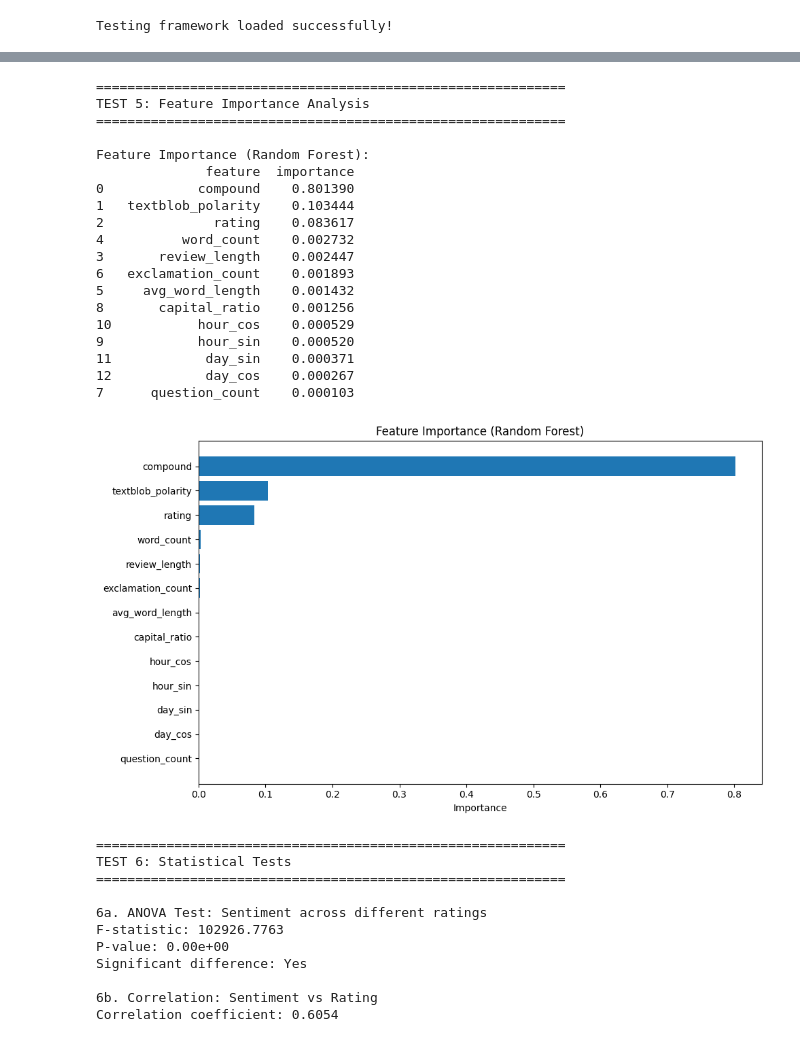
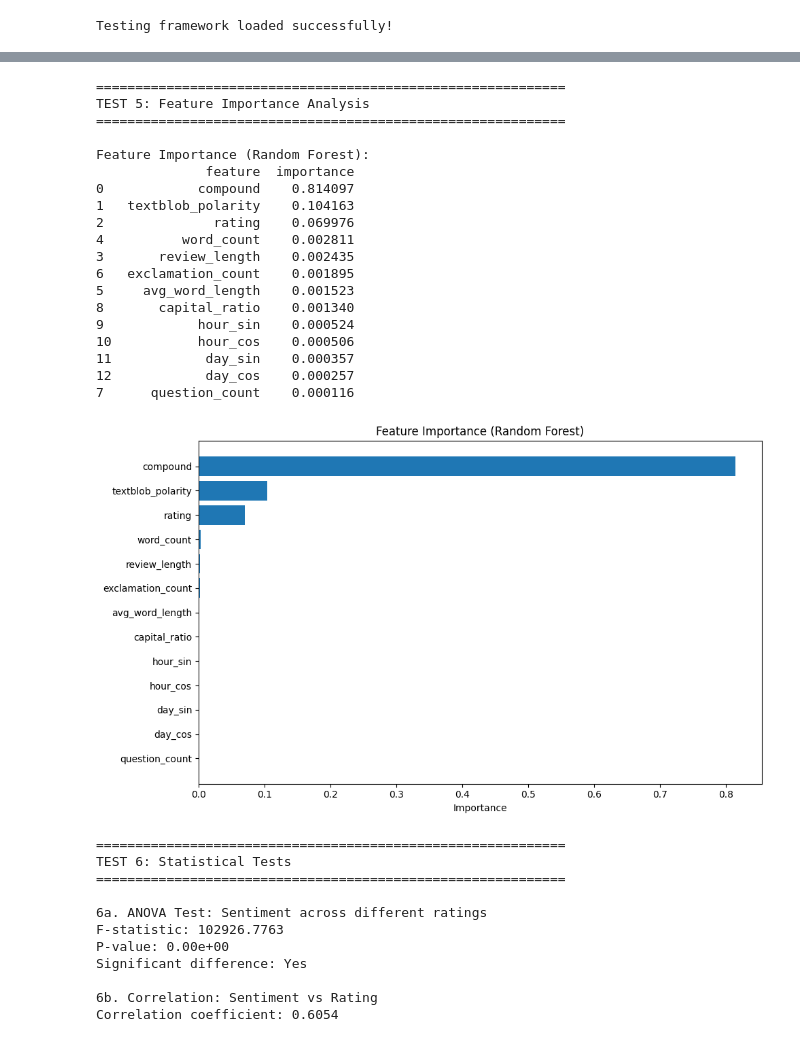
Before and after one commit to Abooshy-Taher/GRAD699-Sentiment-Analysis, a Jupyter notebook: Week 2/VSCodeExperiment.ipynb, the cells around one changed output, grey strips where cells are left out. Cells and saved outputs as stored; diff of their text form; code cells hidden in the pictures.

```diff
--- a/Week 2/VSCodeExperiment.ipynb
+++ b/Week 2/VSCodeExperiment.ipynb
@@ -436,18 +694,21 @@ feature_cols = ['compound', 'textblob_polarity', 'rating', 'review_length',
                 'question_count', 'capital_ratio', 'hour_sin', 'hour_cos',
                 'day_sin', 'day_cos']
 
-X_extended = df[feature_cols].fillna(0)
-y = df['is_negative']
+# Extract features from already-split data
+X_train_extended = df_train[feature_cols].fillna(0)
+y_train_extended = df_train['is_negative']
 
-# Train-test split
-X_train, X_test, y_train, y_test = train_test_split(
-    X_extended, y, test_size=0.2, random_state=42, stratify=y
-)
+X_val_extended = df_val[feature_cols].fillna(0)
+y_val_extended = df_val['is_negative']
 
-# Scale features
+X_test_extended = df_test[feature_cols].fillna(0)
+y_test_extended = df_test['is_negative']
+
+# Scale features - Fit ONLY on training data
 scaler = StandardScaler()
-X_train_scaled = scaler.fit_transform(X_train)
-X_test_scaled = scaler.transform(X_test)
+X_train_scaled = scaler.fit_transform(X_train_extended)
+X_val_scaled = scaler.transform(X_val_extended)
+X_test_scaled = scaler.transform(X_test_extended)
 
 # Dictionary to store results
 results = {}
@@ -463,15 +724,21 @@ for name, model in models.items():
     print(f"\nTraining {name}...")
     start_time = time.time()
 
-    model.fit(X_train_scaled, y_train)
-    y_pred = model.predict(X_test_scaled)
-    y_prob = model.predict_proba(X_test_scaled)[:, 1]
+    model.fit(X_train_scaled, y_train_extended)
+
+    # Evaluate on validation set (for optimization)
+    y_val_pred = model.predict(X_val_scaled)
+    y_val_prob = model.predict_proba(X_val_scaled)[:, 1]
+
+    # Evaluate on test set (final evaluation)
+    y_test_pred = model.predict(X_test_scaled)
+    y_test_prob = model.predict_proba(X_test_scaled)[:, 1]
 
     train_time = time.time() - start_time
 
-    # Calculate metrics
-    roc_auc = roc_auc_score(y_test, y_prob)
-    accuracy = (y_pred == y_test).mean()
+    # Calculate metrics on TEST set (final evaluation)
+    roc_auc = roc_auc_score(y_test_extended, y_test_prob)
+    accuracy = (y_test_pred == y_test_extended).mean()
 
     results[name] = {
         'roc_auc': roc_auc,
@@ -576,48 +846,48 @@ print("TEST 5: Feature Importance Analysis")
 print("=" * 60)
 
 # Train Random Forest to get feature importance
 rf_model = RandomForestClassifier(n_estimators=100, random_state=42, n_jobs=-1)
-rf_model.fit(X_train_scaled, y_train)
+rf_model.fit(X_train_scaled, y_train_extended)
 
 # Get feature importance
 feature_importance = pd.DataFrame({
     'feature': feature_cols,
     'importance': rf_model.feature_importances_
 }).sort_values('importance', ascending=False)
 
 print("\nFeature Importance (Random Forest):")
 print(feature_importance)
 
 # Visualize
 plt.figure(figsize=(10, 6))
 plt.barh(range(len(feature_importance)), feature_importance['importance'])
 plt.yticks(range(len(feature_importance)), feature_importance['feature'])
 plt.xlabel('Importance')
 plt.title('Feature Importance (Random Forest)')
 plt.gca().invert_yaxis()
 plt.tight_layout()
 plt.show()
 # %% [output]
 ============================================================
 TEST 5: Feature Importance Analysis
 ============================================================
 
 Feature Importance (Random Forest):
               feature  importance
-0            compound    0.801390
-1   textblob_polarity    0.103444
-2              rating    0.083617
-4          word_count    0.002732
-3       review_length    0.002447
-6   exclamation_count    0.001893
-5     avg_word_length    0.001432
-8       capital_ratio    0.001256
-10           hour_cos    0.000529
-9            hour_sin    0.000520
-11            day_sin    0.000371
-12            day_cos    0.000267
-7      question_count    0.000103
+0            compound    0.814097
+1   textblob_polarity    0.104163
+2              rating    0.069976
+4          word_count    0.002811
+3       review_length    0.002435
+6   exclamation_count    0.001895
+5     avg_word_length    0.001523
+8       capital_ratio    0.001340
+9            hour_sin    0.000524
+10           hour_cos    0.000506
+11            day_sin    0.000357
+12            day_cos    0.000257
+7      question_count    0.000116
-[figure, old version]
+[figure, new version]
 # %%
 # TEST 6: Statistical Tests
 # Test if sentiment differs significantly across ratings and time periods
```
Also changed, not shown: parts of 18 cells of this notebook, 2 other files.
